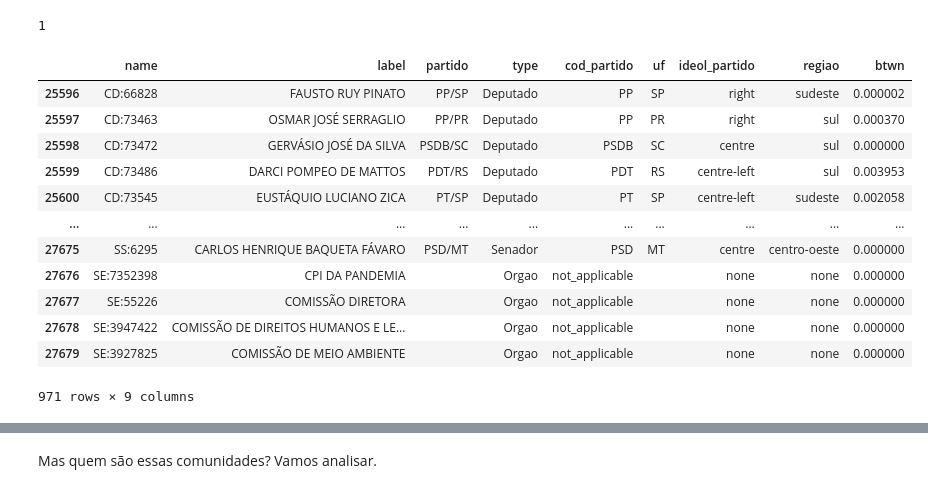
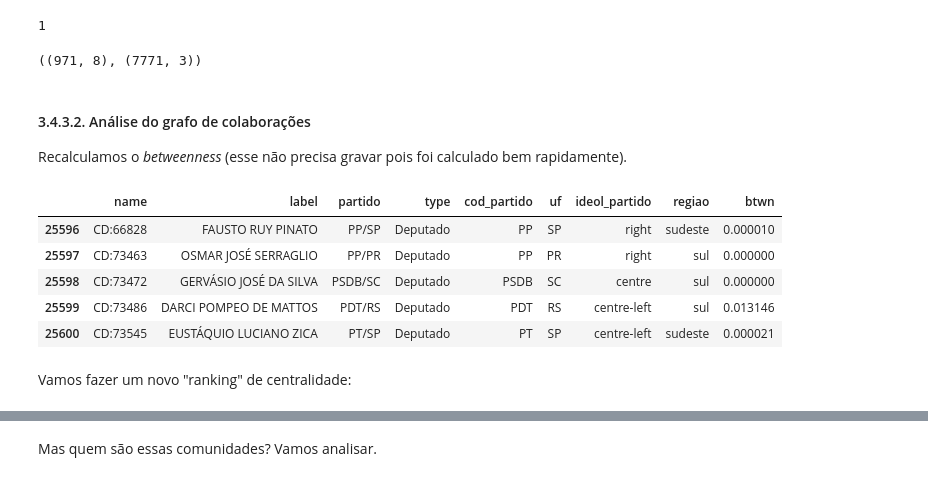
Before and after one commit to busdriverbuddha/tramita, a Jupyter notebook: gold/03_centralidade_comunidades.ipynb, the cells around one changed output, grey strips where cells are left out. Saved outputs shown, nothing was run; the diff lists cells and outputs as text; code cells hidden in the pictures.

```diff
--- a/gold/03_centralidade_comunidades.ipynb
+++ b/gold/03_centralidade_comunidades.ipynb
@@ -865,6 +1189,0 @@ main_g.vs['betwn_unweighted'] = betwn_scores
-# %%
-def add_column_from_graph(g: ig.Graph, df: pd.DataFrame, attr_name: str) -> pd.DataFrame:
-    return df.join(
-        pd.DataFrame([{'name': v['name'], attr_name: v[attr_name]} for v in g.vs]).set_index('name', drop=True),
-        on="name"
-    )
@@ -1062,6 +1460,6 @@ defaultdict(float,
              ...})
 # %%
-collab_node_df = node_main_df[node_main_df['name'].isin(authorship_nodes)].drop(['score', 'bigtype', 'billtype', 'score_label'], axis=1)
+collab_node_df = node_main_df[node_main_df['name'].isin(authorship_nodes)].drop(['score', 'bigtype', 'billtype', 'score_label', 'leiden_mod_id'], axis=1)
 collab_node_df
 # %% [output]
 |  | name | label | partido | type | cod_partido | uf | ideol_partido | regiao |
@@ -1094,24 +1493,27 @@ ccs = collab_g.connected_components()
 len(ccs)
 # %% [output]
 1
+# %%
+collab_node_df.shape, collab_edge_df.shape
+# %% [output]
+((971, 8), (7771, 3))
+# %% [markdown]
+#### 3.4.3.2. Análise do grafo de colaborações
+
+Recalculamos o *betweenness* (esse não precisa gravar pois foi calculado bem rapidamente).
 # %%
-betwn_scores_wtd = collab_g.betweenness(normalized=True, directed=False, weights=collab_g.es['weight'])
+betwn_scores_frac = collab_g.betweenness(normalized=True, directed=False, weights=collab_g.es['weight'])
 # %%
-collab_g.vs['btwn'] = betwn_scores_wtd
+collab_g.vs['btwn'] = betwn_scores_frac
 # %%
-collab_node_df = collab_node_df.join(pd.DataFrame({'name': collab_g.vs['name'], 'btwn': collab_g.vs['btwn']}).set_index('name', drop=True), on="name")
-collab_node_df
+collab_node_df = add_column_from_graph(collab_g, collab_node_df, "btwn")
+collab_node_df.head()
 # %% [output]
 |  | name | label | partido | type | cod_partido | uf | ideol_partido | regiao | btwn |
-| 25596 | CD:66828 | FAUSTO RUY PINATO | PP/SP | Deputado | PP | SP | right | sudeste | 0.000002 |
-| 25597 | CD:73463 | OSMAR JOSÉ SERRAGLIO | PP/PR | Deputado | PP | PR | right | sul | 0.000370 |
+| 25596 | CD:66828 | FAUSTO RUY PINATO | PP/SP | Deputado | PP | SP | right | sudeste | 0.000010 |
+| 25597 | CD:73463 | OSMAR JOSÉ SERRAGLIO | PP/PR | Deputado | PP | PR | right | sul | 0.000000 |
 | 25598 | CD:73472 | GERVÁSIO JOSÉ DA SILVA | PSDB/SC | Deputado | PSDB | SC | centre | sul | 0.000000 |
-| 25599 | CD:73486 | DARCI POMPEO DE MATTOS | PDT/RS | Deputado | PDT | RS | centre-left | sul | 0.003953 |
-| 25600 | CD:73545 | EUSTÁQUIO LUCIANO ZICA | PT/SP | Deputado | PT | SP | centre-left | sudeste | 0.002058 |
-| ... | ... | ... | ... | ... | ... | ... | ... | ... | ... |
-| 27675 | SS:6295 | CARLOS HENRIQUE BAQUETA FÁVARO | PSD/MT | Senador | PSD | MT | centre | centro-oeste | 0.000000 |
-| 27676 | SE:7352398 | CPI DA PANDEMIA |  | Orgao | not_applicable |  | none | none | 0.000000 |
-| 27677 | SE:55226 | COMISSÃO DIRETORA |  | Orgao | not_applicable |  | none | none | 0.000000 |
-| 27678 | SE:3947422 | COMISSÃO DE DIREITOS HUMANOS E LE... |  | Orgao | not_applicable |  | none | none | 0.000000 |
-| 27679 | SE:3927825 | COMISSÃO DE MEIO AMBIENTE |  | Orgao | not_applicable |  | none | none | 0.000000 |
+| 25599 | CD:73486 | DARCI POMPEO DE MATTOS | PDT/RS | Deputado | PDT | RS | centre-left | sul | 0.013146 |
+| 25600 | CD:73545 | EUSTÁQUIO LUCIANO ZICA | PT/SP | Deputado | PT | SP | centre-left | sudeste | 0.000021 |
-971 rows × 9 columns
+# %% [markdown]
+Vamos fazer um novo "ranking" de centralidade:
```
Also changed, not shown: parts of 233 cells of this notebook, 35 other files.
